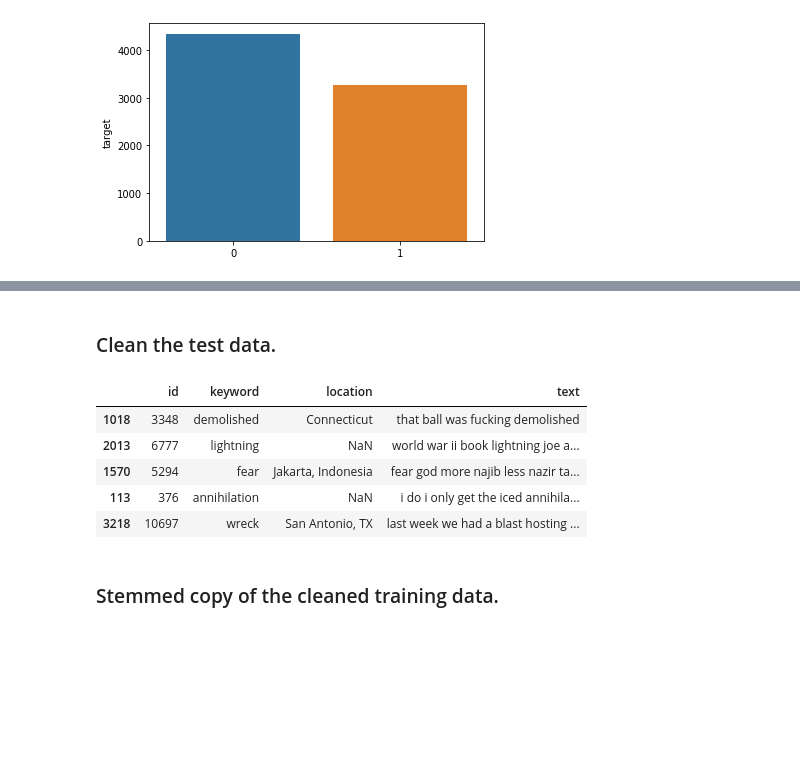
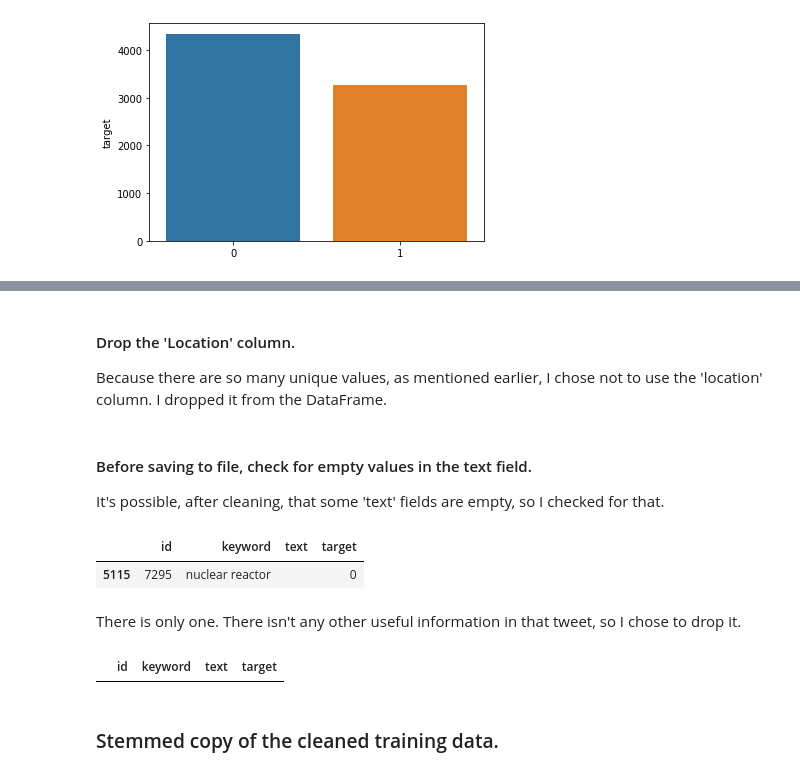
Before and after one commit to dwalkup/disaster_tweet_prediction, a Jupyter notebook: notebooks/disaster_tweet_data_processing.ipynb, the cells around one changed output, grey strips where cells are left out. Cells and saved outputs as stored; diff of their text form; code cells hidden in the pictures; blank space fills up the shorter version.

```diff
--- a/notebooks/disaster_tweet_data_processing.ipynb
+++ b/notebooks/disaster_tweet_data_processing.ipynb
@@ -488,2 +414,2 @@ cleaned_train_df = train_df.copy()
 # %%
-cleaned_train_df['text'] = cleaned_train_df['text'].apply(lambda x: text_cleaner(x))
+cleaned_train_df['text'] = cleaned_train_df['text'].apply(lambda x: helpers.text_cleaner(x))
@@ -489,0 +419,3 @@ cleaned_train_df['text'] = cleaned_train_df['text'].apply(lambda x: text_cleaner
+# %%
+no_keyword = cleaned_train_df.loc[cleaned_train_df['keyword'].isna() == True].index
+cleaned_train_df['keyword'].loc[no_keyword] = 'no_keyword'
@@ -490,3 +425,5 @@ cleaned_train_df['text'] = cleaned_train_df['text'].apply(lambda x: text_cleaner
+# %%
+cleaned_train_df['keyword'] = cleaned_train_df['keyword'].apply(lambda x: helpers.text_cleaner(x))
 # %%
 cleaned_train_df.sample(5)
 # %% [output]
@@ -498,0 +436,15 @@ cleaned_train_df.sample(5)
+# %% [markdown]
+#### Drop the 'Location' column.
+Because there are so many unique values, as mentioned earlier, I chose not to use the 'location' column. I dropped it from the DataFrame.
+# %%
+cleaned_train_df.drop(columns = 'location', inplace = True)
+# %% [markdown]
+#### Before saving to file, check for empty values in the text field.
+It's possible, after cleaning, that some 'text' fields are empty, so I checked for that.
+# %%
+cleaned_train_df.loc[(cleaned_train_df['text'].isna()==True) | (cleaned_train_df['text'] == '')]
+# %% [output]
+|  | id | keyword | text | target |
+| 5115 | 7295 | nuclear reactor |  | 0 |
+# %% [markdown]
+There is only one. There isn't any other useful information in that tweet, so I chose to drop it.
@@ -499,5 +453,7 @@ cleaned_train_df.sample(5)
+# %%
+cleaned_train_df.loc[(cleaned_train_df['text'].isna()==True) | (cleaned_train_df['text'] == '')]
+# %% [output]
+|  | id | keyword | text | target |
 # %%
 cleaned_train_df.to_csv(path_or_buf = '/Users/davidwalkup/ds-course/projects/Mod4/disaster_tweet_prediction/data/cleaned_train.csv',
                         index = False)
-# %% [markdown]
-### Clean the test data.
@@ -508,9 +459,0 @@ cleaned_test_df['text'] = cleaned_test_df['text'].apply(lambda x: text_cleaner(x
-# %%
-cleaned_test_df.sample(5)
-# %% [output]
-|  | id | keyword | location | text |
-| 1018 | 3348 | demolished | Connecticut | that ball was fucking demolished |
-| 2013 | 6777 | lightning | NaN | world war ii book lightning joe a... |
-| 1570 | 5294 | fear | Jakarta, Indonesia | fear god more najib less nazir ta... |
-| 113 | 376 | annihilation | NaN | i do i only get the iced annihila... |
-| 3218 | 10697 | wreck | San Antonio, TX | last week we had a blast hosting ... |
```
Also changed, not shown: parts of 78 cells of this notebook.
